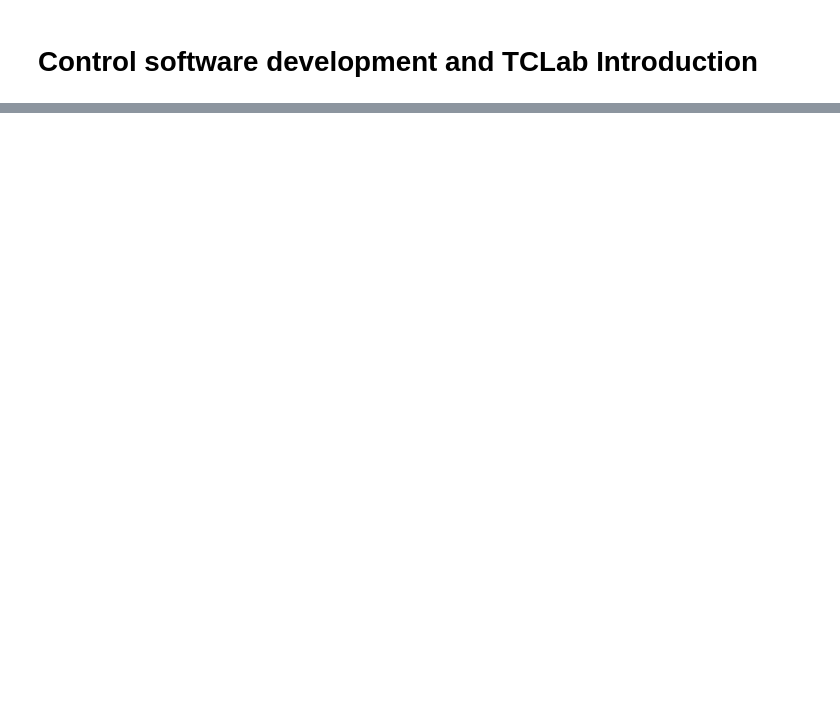
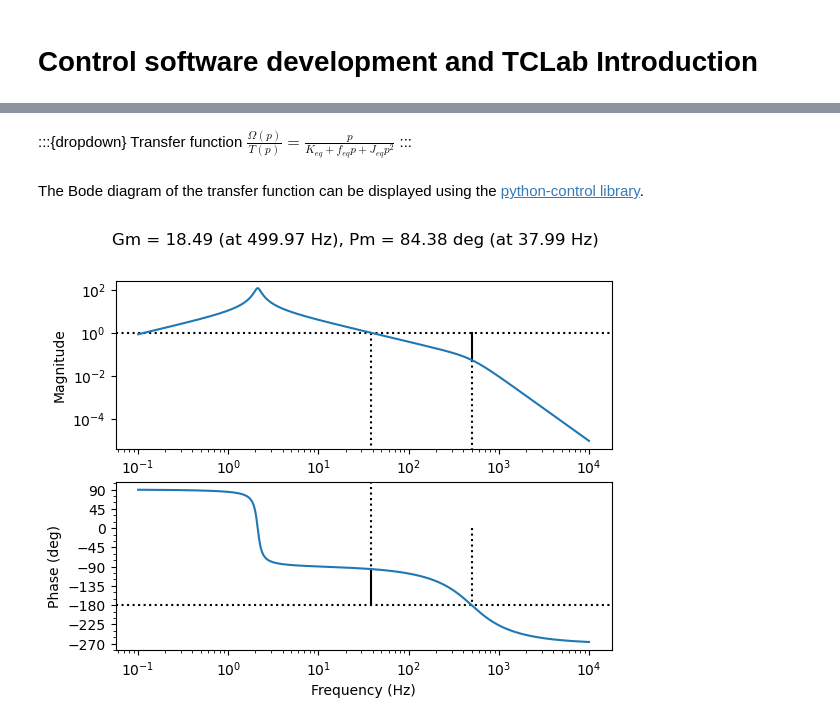
Before and after one commit to SizingLab/SystemsEngineeringIntroduction, a Jupyter notebook: notebook/05_CM4_SoftwareDevelopment_TCLabIntroduction.ipynb, the cells around one changed output, grey strips where cells are left out. Drawn from its saved outputs; the diff is of its cells as text; code cells hidden in the pictures; blank space fills up the shorter version.

Commit message:
CM digital controller

```diff
--- a/notebook/05_CM4_SoftwareDevelopment_TCLabIntroduction.ipynb
+++ b/notebook/05_CM4_SoftwareDevelopment_TCLabIntroduction.ipynb
@@ -64,0 +89,6 @@ effet sur la marge de phase et critere d'echantillonnage pour négliger la nuém
+# %% [markdown]
+:::{dropdown} Transfer function
+$\frac{\Omega(p)}{T(p)}=\frac{p}{K_{eq}+f_{eq}p+J_{eq}p^2}$
+:::
+# %% [markdown]
+The Bode diagram of the transfer function can be displayed using the [python-control library](https://python-control.readthedocs.io/en/0.9.4/).
@@ -64,0 +101,23 @@ effet sur la marge de phase et critere d'echantillonnage pour négliger la nuém
+# %%
+# Parameters
+pitch=1.25e-3 # [m/rad] pitch
+Jmot=3e-3 # [kg] motor inertia
+fn=5475 # [N/(m/s)] nozzle  equivalent viscous friction
+Mn=770 # [kg] Nozzle equivalent mass
+Kn=478000 # [N/m] Nozzle equivalent stiffness
+
+# Rotational equivalent parameters
+Jeq=Mn*pitch**2
+Keq=Kn*pitch**2
+feq=fn*pitch**2
+Jtot=Jmot+Jeq
+
+# Transfer function
+sys_meca = ct.tf([1, 0], [Jtot, feq, Keq])
+sys_iLoop = ct.tf(1, [1/(2*3.14*500)**2, 2*0.7/(2*3.14*500), 1])
+sys_open=sys_iLoop*sys_meca
+
+# Bode diagram
+mag, phase, omega= ct.bode_plot(sys_open, plot=True, Hz=True, initial_phase=90,margins=True)
+# %% [output]
+[figure, added]
```
Also changed, not shown: parts of 27 cells of this notebook, 14 other files.
